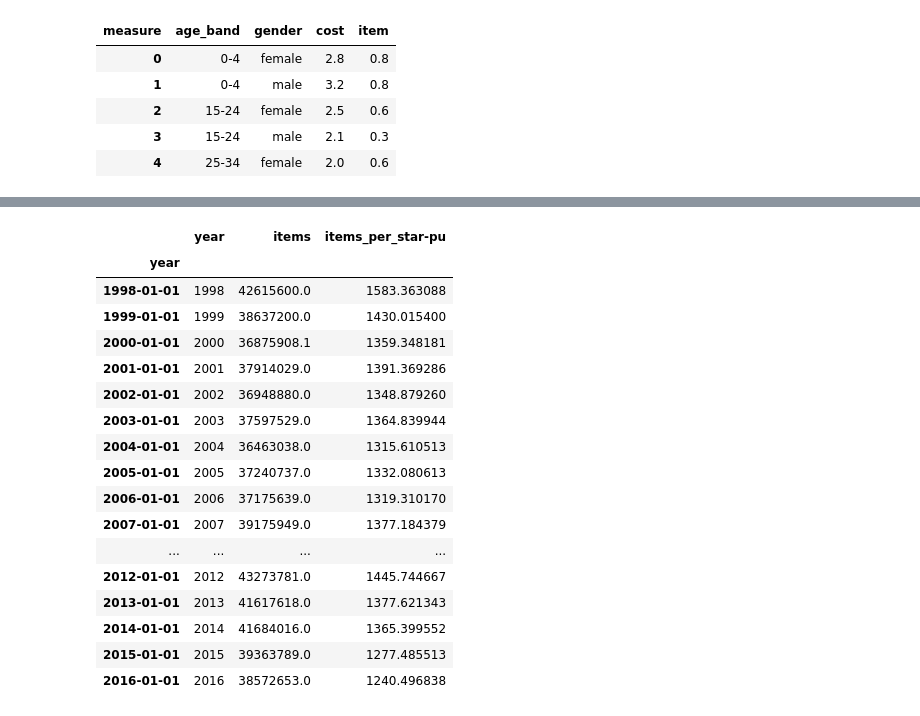
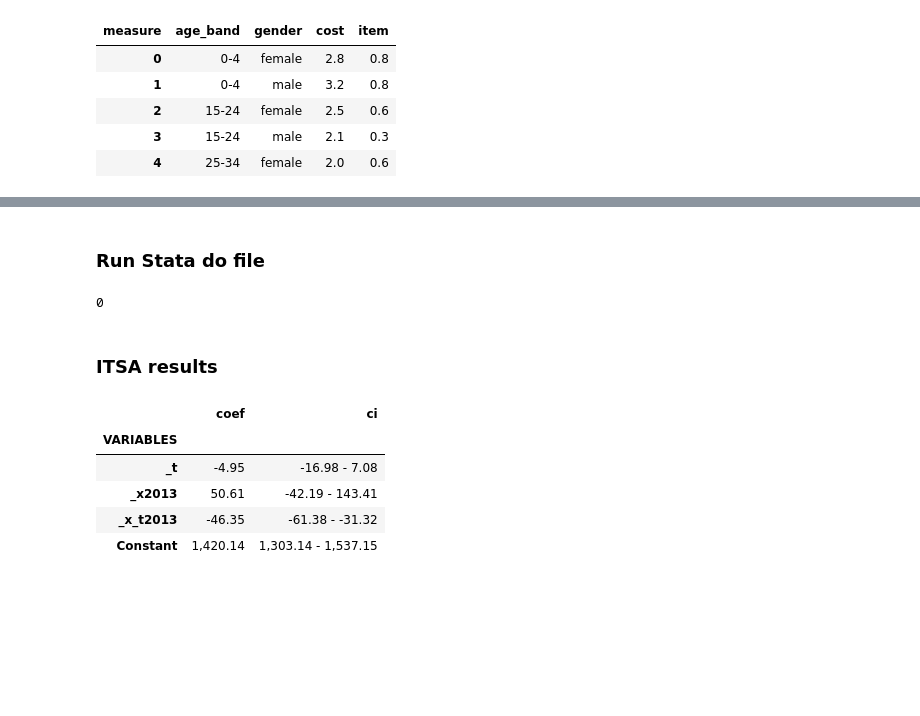
Before and after one commit to ebmdatalab/antibiotics_itsa, a Jupyter notebook: Antibiotics ITSA.ipynb, the cells around one changed output, grey strips where cells are left out. Cells and saved outputs as stored; diff of their text form; code cells hidden in the pictures; blank space fills up the shorter version.

Commit message:
tidy up analytic code
now simplified, more readable and Stata code is run by the jupyter notebook

```diff
--- a/Antibiotics ITSA.ipynb
+++ b/Antibiotics ITSA.ipynb
@@ -232,25 +218,30 @@ prescribing
 # %%
 prescribing.to_csv('pca_totals.csv')
-# %%
-dates = pd.to_datetime(prescribing.year,format='%Y') #+ pd.DateOffset(months=6)
-prescribing = prescribing.set_index(dates)
-prescribing
-# %% [output]
-|  | year | items | items_per_star-pu |
-| year |  |  |  |
-| 1998-01-01 | 1998 | 42615600.0 | 1583.363088 |
-| 1999-01-01 | 1999 | 38637200.0 | 1430.015400 |
-| 2000-01-01 | 2000 | 36875908.1 | 1359.348181 |
-| 2001-01-01 | 2001 | 37914029.0 | 1391.369286 |
-| 2002-01-01 | 2002 | 36948880.0 | 1348.879260 |
-| 2003-01-01 | 2003 | 37597529.0 | 1364.839944 |
-| 2004-01-01 | 2004 | 36463038.0 | 1315.610513 |
-| 2005-01-01 | 2005 | 37240737.0 | 1332.080613 |
-| 2006-01-01 | 2006 | 37175639.0 | 1319.310170 |
-| 2007-01-01 | 2007 | 39175949.0 | 1377.184379 |
-| ... | ... | ... | ... |
-| 2012-01-01 | 2012 | 43273781.0 | 1445.744667 |
-| 2013-01-01 | 2013 | 41617618.0 | 1377.621343 |
-| 2014-01-01 | 2014 | 41684016.0 | 1365.399552 |
-| 2015-01-01 | 2015 | 39363789.0 | 1277.485513 |
-| 2016-01-01 | 2016 | 38572653.0 | 1240.496838 |
+# %% [markdown]
+### Run Stata do file
+# %%
+## Define a Python function to launch a do-file
+def dostata(dofile, *params):
+    ## Launch a do-file that is in the same folder as this notebook
+    ## can also pass a list of parameters.
+    import subprocess
+    cmd = ["C:\Program Files (x86)\Stata13\StataSE-64.exe", "do", dofile]
+    for param in params:
+        cmd.append(param)
+    return subprocess.call(cmd,shell = 'true')
+
+## Run a do-file
+dostata("antibiotics_itsa.do")
+# %% [output]
+0
+# %% [markdown]
+### ITSA results
+# %%
+pd.read_csv('itsa_long_term.txt', sep='\t',header = 2,index_col='VARIABLES').dropna()
+# %% [output]
+|  | coef | ci |
+| VARIABLES |  |  |
+| _t | -4.95 | -16.98 - 7.08 |
+| _x2013 | 50.61 | -42.19 - 143.41 |
+| _x_t2013 | -46.35 | -61.38 - -31.32 |
+| Constant | 1,420.14 | 1,303.14 - 1,537.15 |
```
Also changed, not shown: parts of 18 cells of this notebook, 8 other files.
